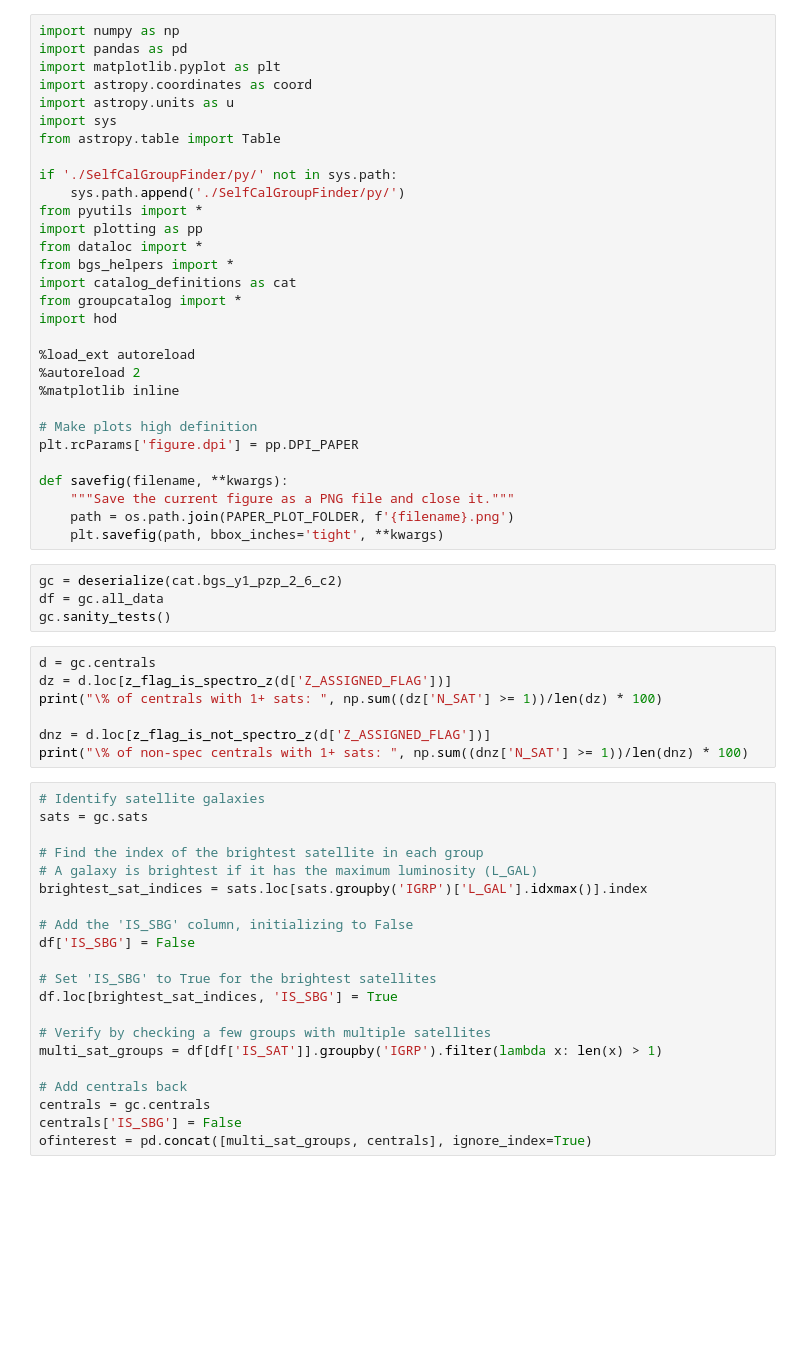
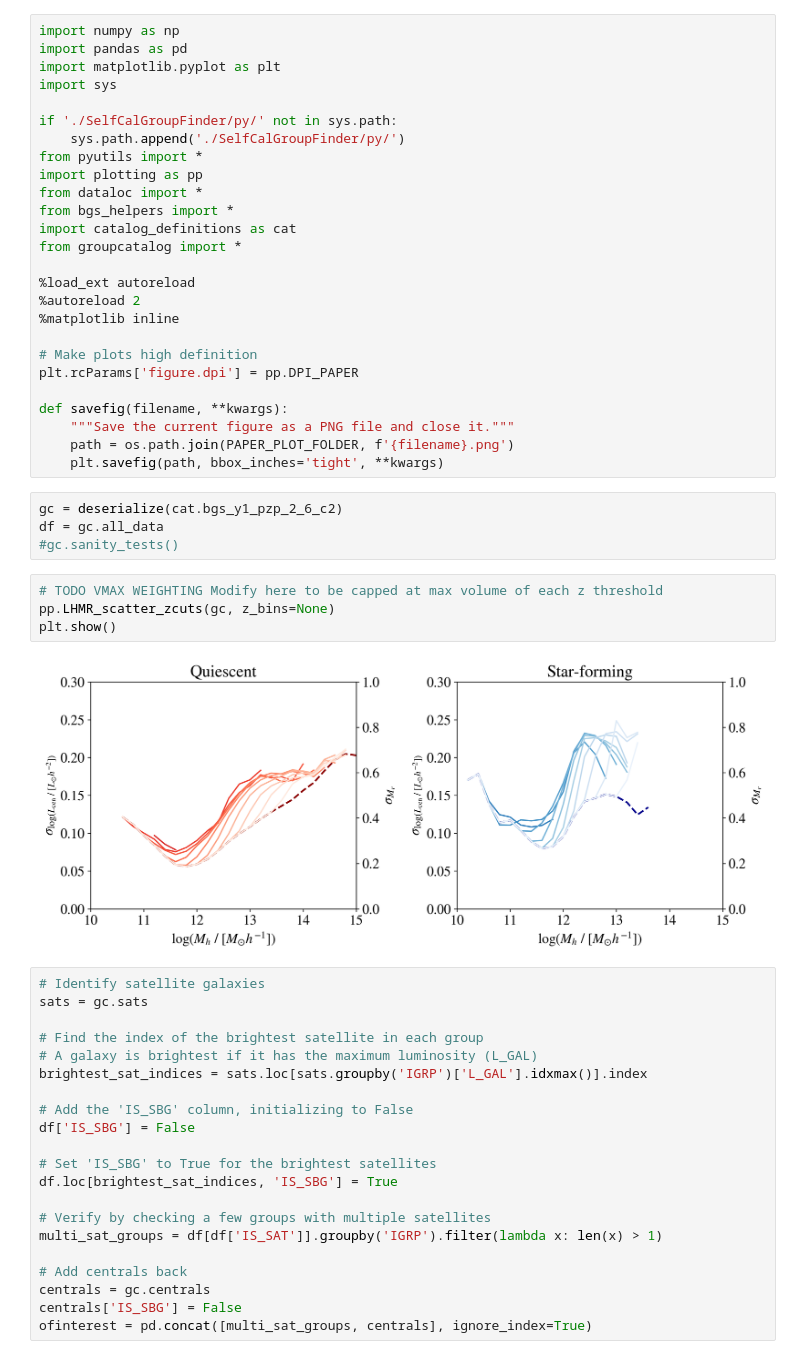
Before and after one commit to ianw89/SelfCalGroupFinder, a Jupyter notebook: py/dr1_paper.ipynb, the cells around one changed output. Cells and saved outputs as stored; diff of their text form; blank space fills up the shorter version.

Commit message:
DR1 Plot updates - fsat for mstar with bootstrapping. LHMR scatter in z thresholds.

```diff
--- a/py/dr1_paper.ipynb
+++ b/py/dr1_paper.ipynb
@@ -2,10 +2,7 @@
 import numpy as np
 import pandas as pd
 import matplotlib.pyplot as plt
-import astropy.coordinates as coord
-import astropy.units as u
 import sys
-from astropy.table import Table
 
 if './SelfCalGroupFinder/py/' not in sys.path:
     sys.path.append('./SelfCalGroupFinder/py/')
@@ -15,7 +12,6 @@ from dataloc import *
 from bgs_helpers import *
 import catalog_definitions as cat
 from groupcatalog import *
-import hod
 
 %load_ext autoreload
 %autoreload 2
@@ -31,14 +27,13 @@ def savefig(filename, **kwargs):
 # %%
 gc = deserialize(cat.bgs_y1_pzp_2_6_c2)
 df = gc.all_data
-gc.sanity_tests()
+#gc.sanity_tests()
-# %%
-d = gc.centrals
-dz = d.loc[z_flag_is_spectro_z(d['Z_ASSIGNED_FLAG'])]
-print("\% of centrals with 1+ sats: ", np.sum((dz['N_SAT'] >= 1))/len(dz) * 100)
-
-dnz = d.loc[z_flag_is_not_spectro_z(d['Z_ASSIGNED_FLAG'])]
-print("\% of non-spec centrals with 1+ sats: ", np.sum((dnz['N_SAT'] >= 1))/len(dnz) * 100)
+# %%
+# TODO VMAX WEIGHTING Modify here to be capped at max volume of each z threshold
+pp.LHMR_scatter_zcuts(gc, z_bins=None)
+plt.show()
+# %% [output]
+[figure, added]
 # %%
 # Identify satellite galaxies
 sats = gc.sats
```
Also changed, not shown: parts of 2 cells of this notebook, 2 other files.
